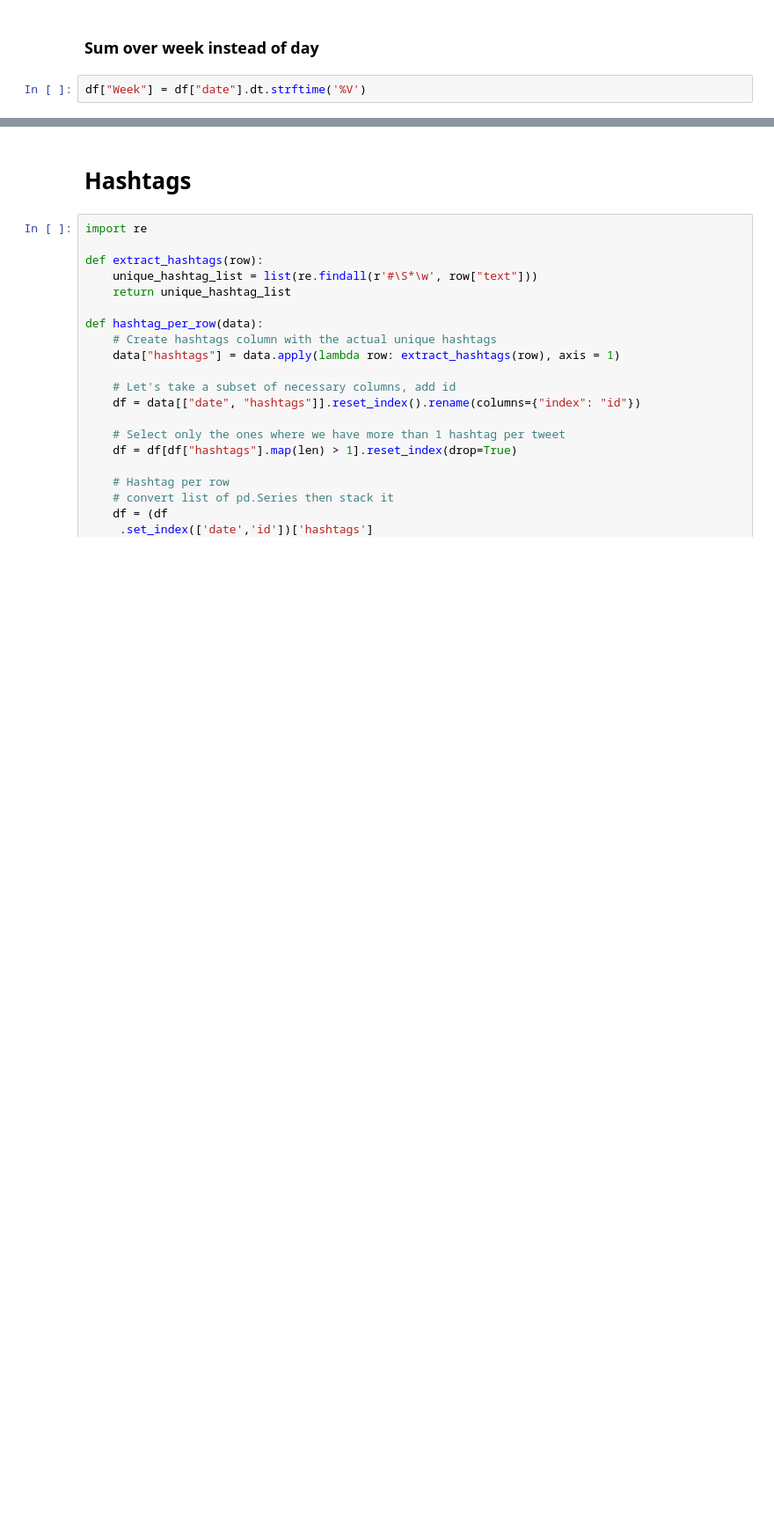
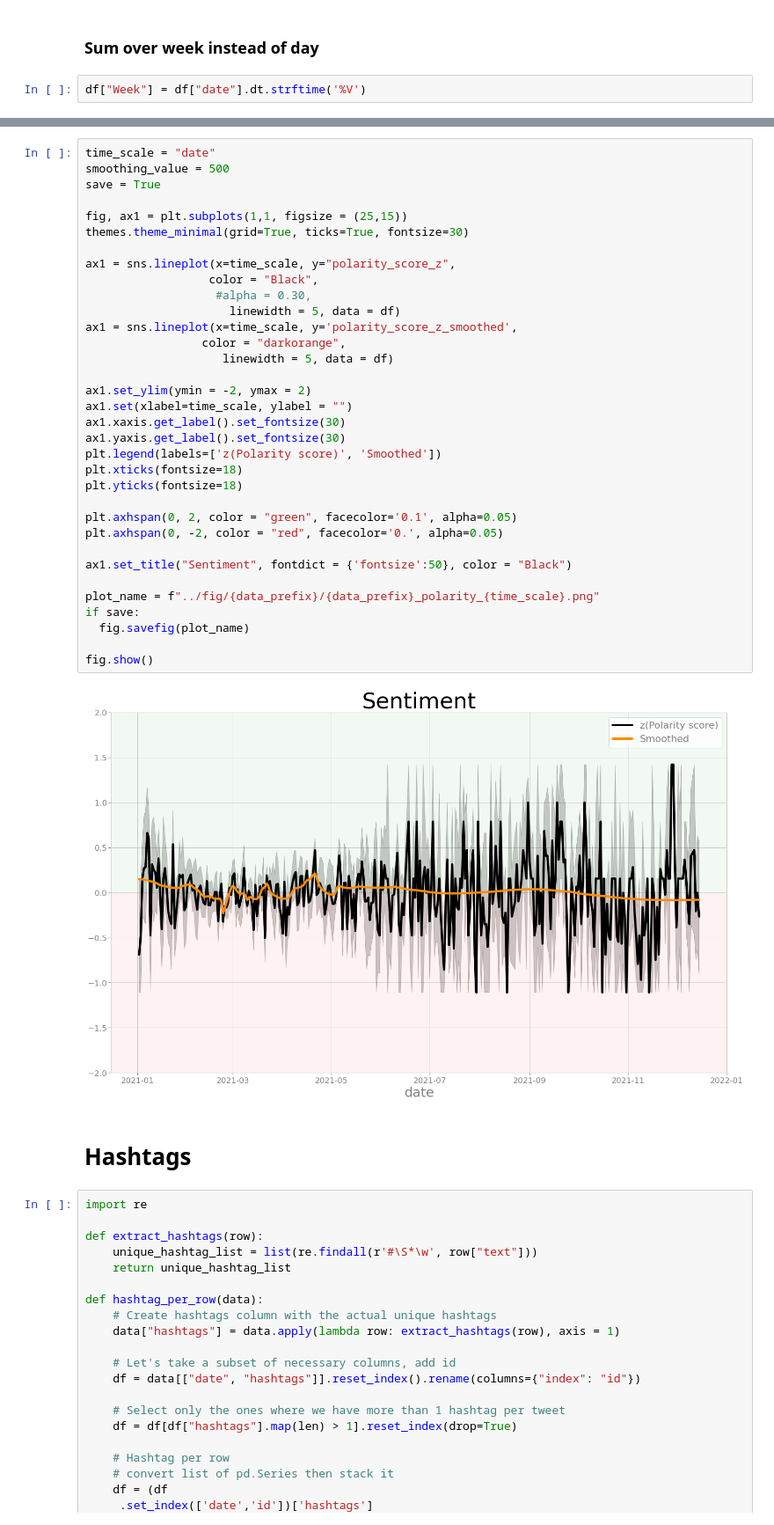
Before and after one commit to stinenyhus/HOPE-keyword-query-Twitter, a Jupyter notebook: notebooks/visualize_HOPE.ipynb, the cells around one changed output, grey strips where cells are left out. Shown at 88% size. Drawn from its saved outputs; the diff is of its cells as text; blank space fills up the shorter version.

```diff
--- a/notebooks/visualize_HOPE.ipynb
+++ b/notebooks/visualize_HOPE.ipynb
@@ -196,3 +220,39 @@ fig.show()
+# %%
+time_scale = "date"
+smoothing_value = 500
+save = True
+
+fig, ax1 = plt.subplots(1,1, figsize = (25,15))
+themes.theme_minimal(grid=True, ticks=True, fontsize=30)
+
+ax1 = sns.lineplot(x=time_scale, y="polarity_score_z",
+                  color = "Black",
+                   #alpha = 0.30,
+                     linewidth = 5, data = df)
+ax1 = sns.lineplot(x=time_scale, y='polarity_score_z_smoothed',
+                 color = "darkorange",
+                    linewidth = 5, data = df)
+
+ax1.set_ylim(ymin = -2, ymax = 2)
+ax1.set(xlabel=time_scale, ylabel = "")
+ax1.xaxis.get_label().set_fontsize(30)
+ax1.yaxis.get_label().set_fontsize(30)
+plt.legend(labels=['z(Polarity score)', 'Smoothed'])
+plt.xticks(fontsize=18)
+plt.yticks(fontsize=18)
+
+plt.axhspan(0, 2, color = "green", facecolor='0.1', alpha=0.05)
+plt.axhspan(0, -2, color = "red", facecolor='0.', alpha=0.05)
+
+ax1.set_title("Sentiment", fontdict = {'fontsize':50}, color = "Black")
+
+plot_name = f"../fig/{data_prefix}/{data_prefix}_polarity_{time_scale}.png"
+if save:
+  fig.savefig(plot_name)
+
+fig.show()
+# %% [output]
+[figure, added]
 # %% [markdown]
 # Hashtags
 # %%
```
Also changed, not shown: parts of 11 cells of this notebook.
